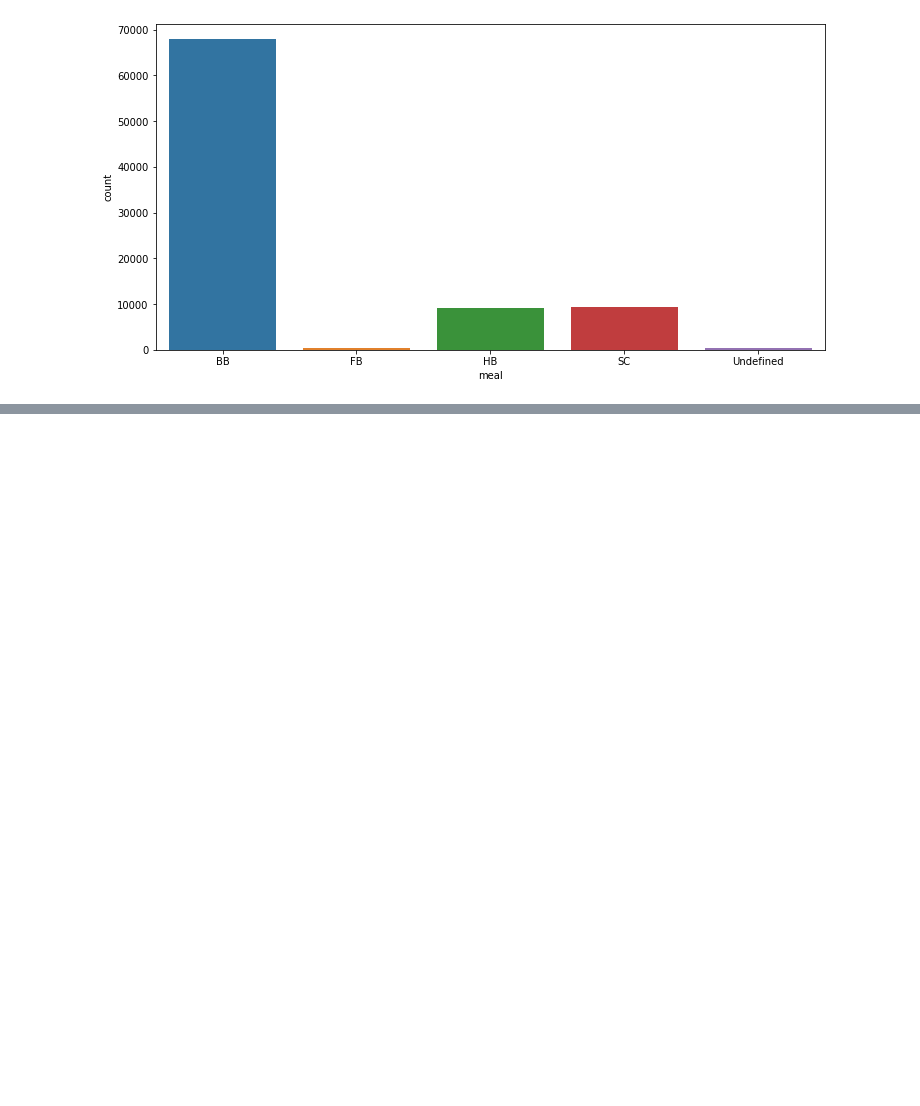
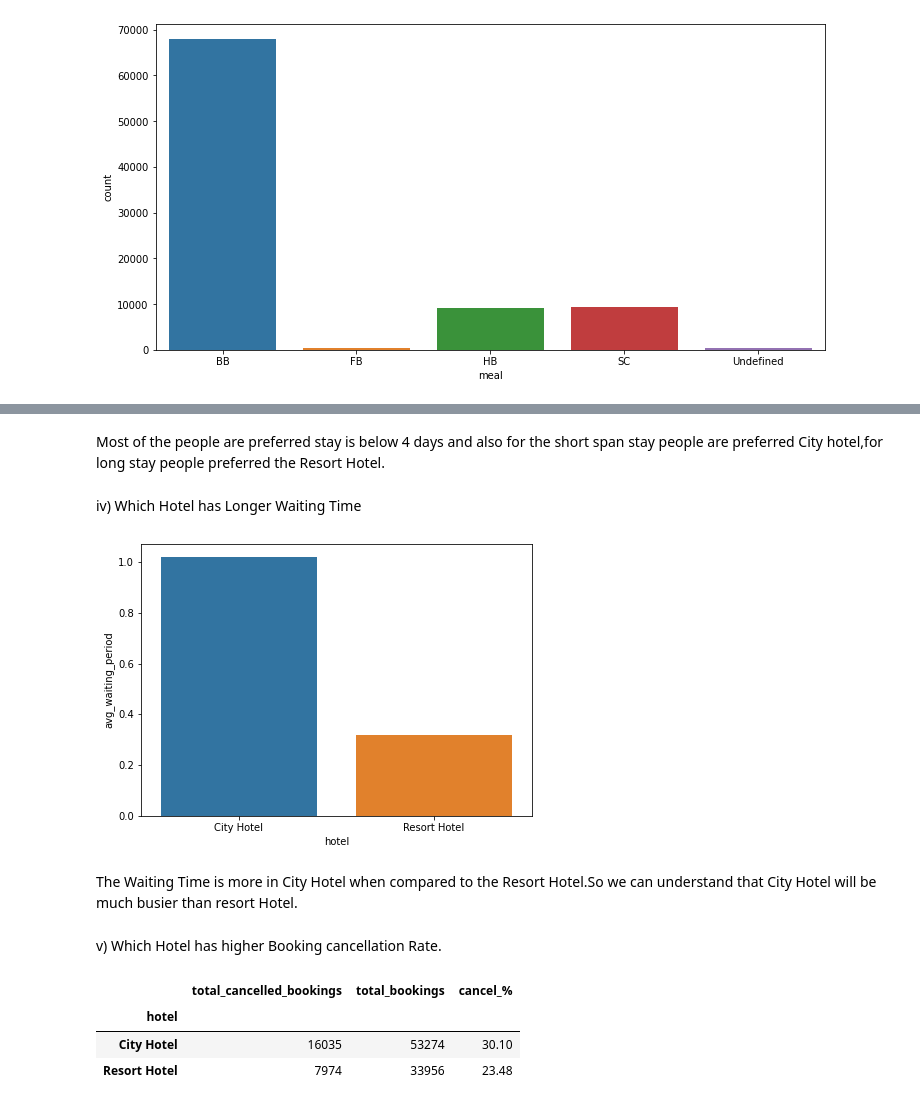
Before and after one commit to Tarunsri1998/Hotel-Booking-Analysis, a Jupyter notebook: Hotel_Booking_Analysis_Capstone_Project.ipynb, the cells around one changed output, grey strips where cells are left out. Drawn from its saved outputs; the diff is of its cells as text; code cells hidden in the pictures; blank space fills up the shorter version.

```diff
--- a/Hotel_Booking_Analysis_Capstone_Project.ipynb
+++ b/Hotel_Booking_Analysis_Capstone_Project.ipynb
@@ -319,0 +357,35 @@ The Meal type of BB is more preffered from customers.
+# %% [markdown]
+Most of the people are preferred stay is below 4 days and also for the short span stay people are preferred City hotel,for long stay people preferred the Resort Hotel.
+# %% [markdown]
+iv) Which Hotel has Longer Waiting Time
+# %%
+d4=pd.DataFrame(grouped_by_hotel['days_in_waiting_list'].agg(np.mean).reset_index().rename(columns={'days_in_waiting_list':'avg_waiting_period'}))
+plt.figure(figsize=(7,5))
+sns.barplot(x=d4['hotel'],y=d4['avg_waiting_period'])
+plt.show()
+# %% [output]
+[figure, added]
+# %% [markdown]
+The Waiting Time is more in City Hotel when compared to the Resort Hotel.So we can understand that City Hotel will be much busier than resort Hotel.
+# %% [markdown]
+v) Which Hotel has higher Booking cancellation Rate.
+# %%
+#Selecting and counting number of cancelled bookings for each hotel
+cancelled_data=df1[df1['is_canceled']==1]
+cancel_grp=cancelled_data.groupby('hotel')
+D1=pd.DataFrame(cancel_grp.size()).rename(columns={0:'total_cancelled_bookings'})
+
+#Counting total number of bookings for each type of hotel
+grouped_by_hotel=df1.groupby('hotel')
+total_booking=grouped_by_hotel.size()
+D2=pd.DataFrame(total_booking).rename(columns={0:'total_bookings'})
+D3=pd.concat([D1,D2],axis=1)
+
+#Calculating cancel percentage
+D3['cancel_%']=round((D3['total_cancelled_bookings']/D3['total_bookings'])*100,2)
+D3
+# %% [output]
+|  | total_cancelled_bookings | total_bookings | cancel_% |
+| hotel |  |  |  |
+| City Hotel | 16035 | 53274 | 30.10 |
+| Resort Hotel | 7974 | 33956 | 23.48 |
```
Also changed, not shown: parts of 22 cells of this notebook.
